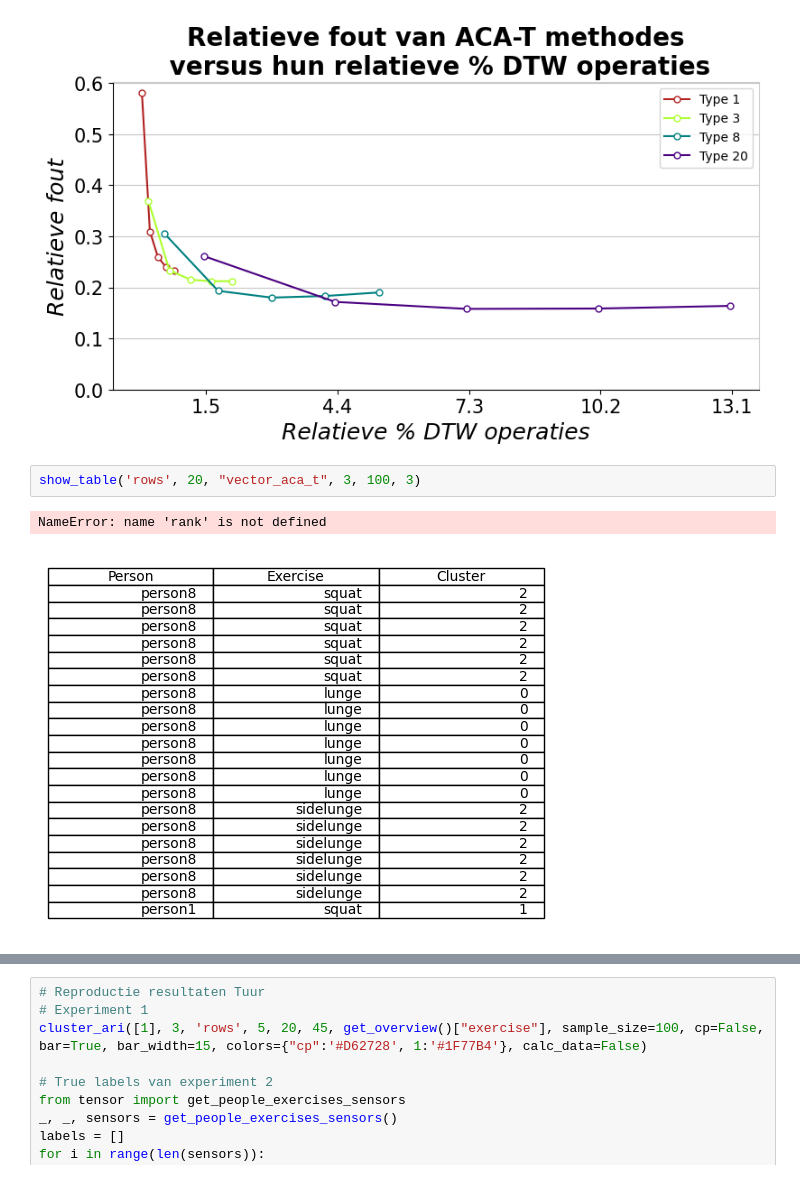
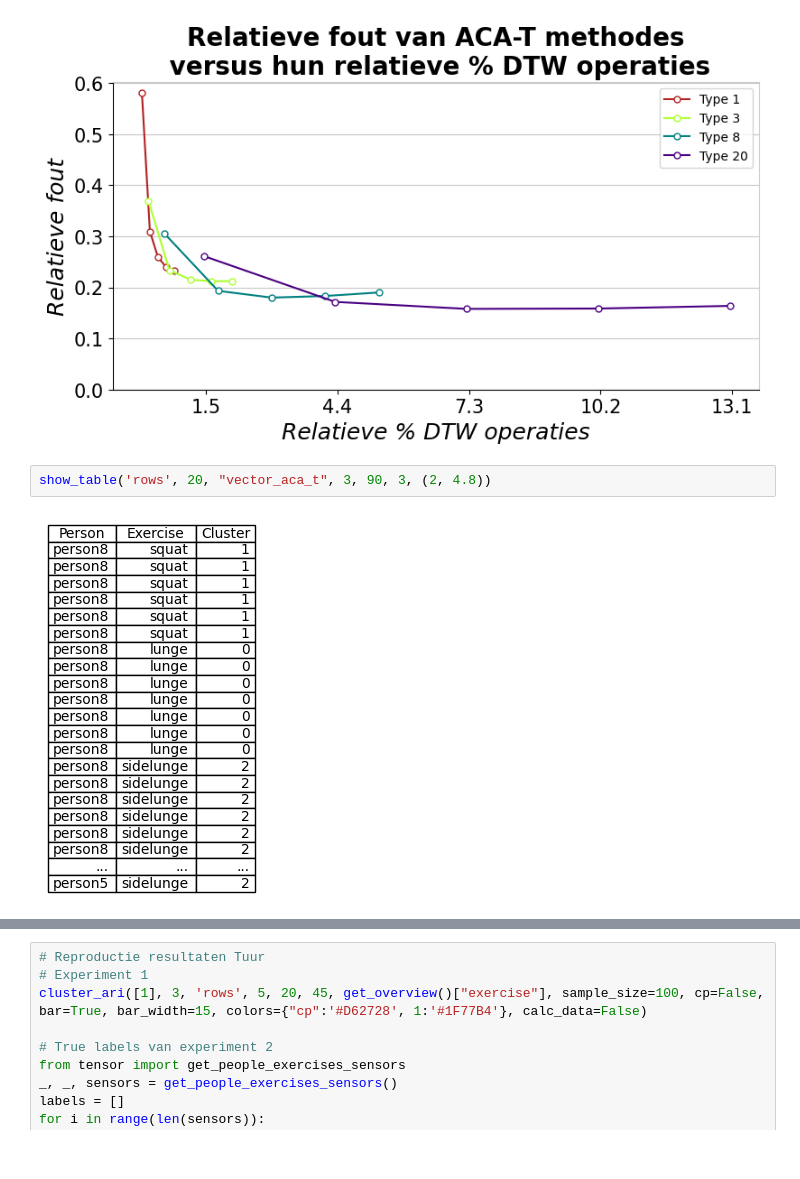
Before and after one commit to lolgameboy/TensorTimeSeriesClustering, a Jupyter notebook: scripts/notebook.ipynb, the cells around one changed output, grey strips where cells are left out. Saved outputs shown, nothing was run; the diff lists cells and outputs as text.

Commit message:
Improved cluster tables

```diff
--- a/scripts/notebook.ipynb
+++ b/scripts/notebook.ipynb
@@ -43,8 +43,7 @@ plot_rel_err_vs_rel_dtw(range(5, 51, 10), [1, 3, 8, 20], ['firebrick', 'greenyel
 data loaded from files
 [figure]
 # %%
-show_table('rows', 20, "vector_aca_t", 3, 100, 3)
+show_table('rows', 20, "vector_aca_t", 3, 90, 3, (2, 4.8))
 # %% [output]
-NameError: name 'rank' is not defined
-[figure, old version]
+[figure, new version]
 # %%
```
Also changed, not shown: parts of 3 cells of this notebook, 7 other files.
